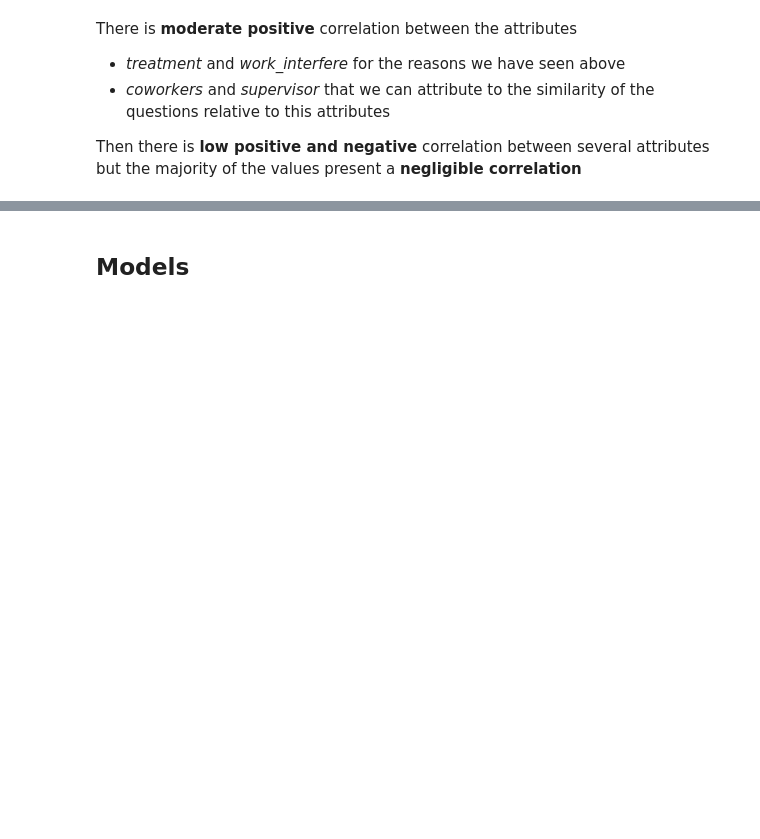
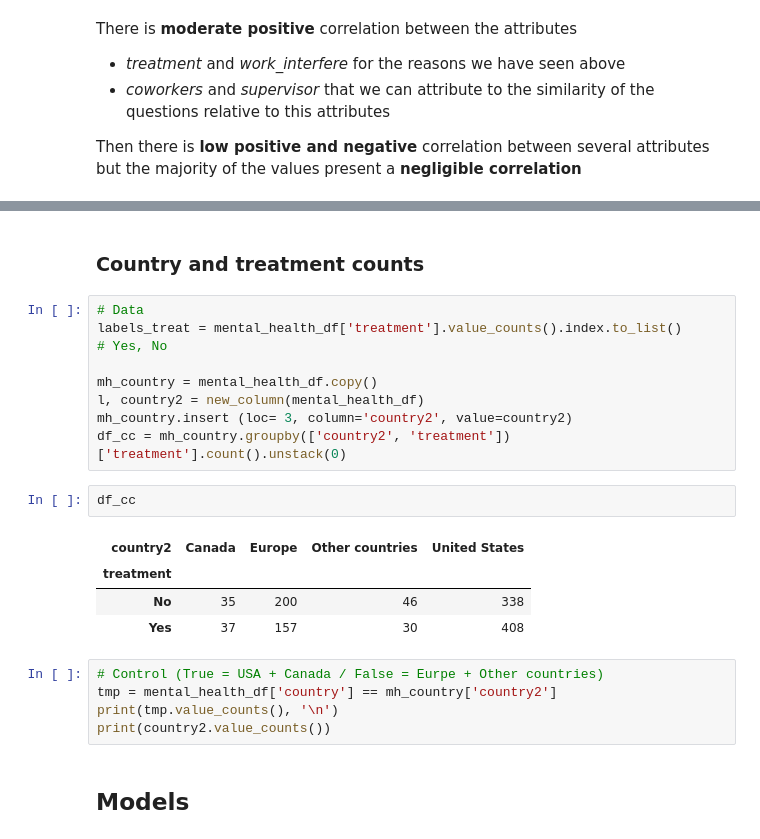
Before and after one commit to EmmaTosato/Programming_Project, a Jupyter notebook: jupyter_project.ipynb, the cells around one changed output, grey strips where cells are left out. Cells and saved outputs as stored; diff of their text form; blank space fills up the shorter version.

```diff
--- a/jupyter_project.ipynb
+++ b/jupyter_project.ipynb
@@ -873,3 +902,25 @@ mh_country
+# %% [markdown]
+### Country and treatment counts
+# %%
+# Data
+labels_treat = mental_health_df['treatment'].value_counts().index.to_list()         # Yes, No
+
+mh_country = mental_health_df.copy()
+l, country2 = new_column(mental_health_df)
+mh_country.insert (loc= 3, column='country2', value=country2)
+df_cc = mh_country.groupby(['country2', 'treatment'])['treatment'].count().unstack(0)
+# %%
+df_cc
+# %% [output]
+| country2 | Canada | Europe | Other countries | United States |
+| treatment |  |  |  |  |
+| No | 35 | 200 | 46 | 338 |
+| Yes | 37 | 157 | 30 | 408 |
+# %%
+# Control (True = USA + Canada / False = Eurpe + Other countries)
+tmp = mental_health_df['country'] == mh_country['country2']
+print(tmp.value_counts(), '\n')
+print(country2.value_counts())
 # %% [markdown]
 ## Models
 # %%
```
Also changed, not shown: parts of 22 cells of this notebook, 1 other file.
